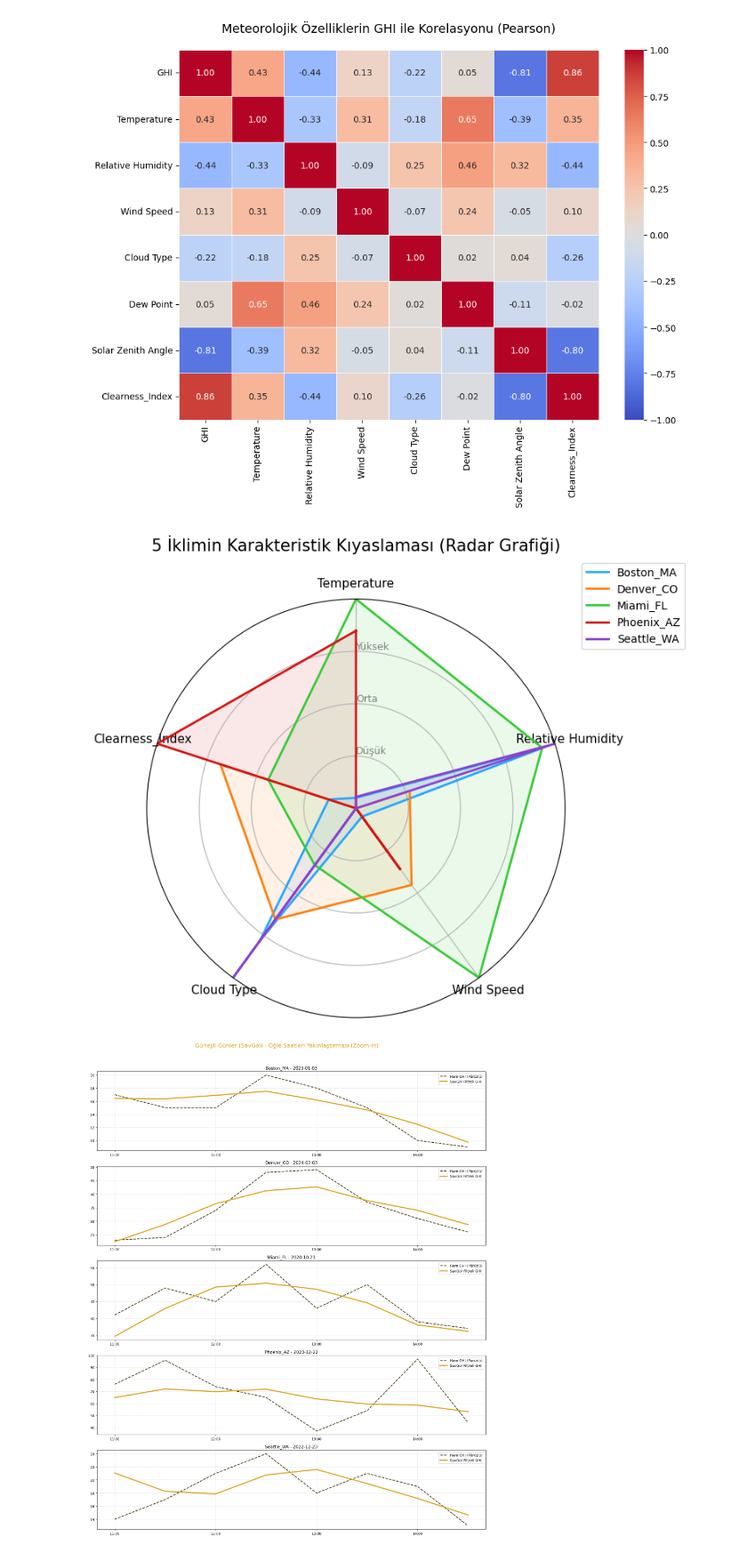
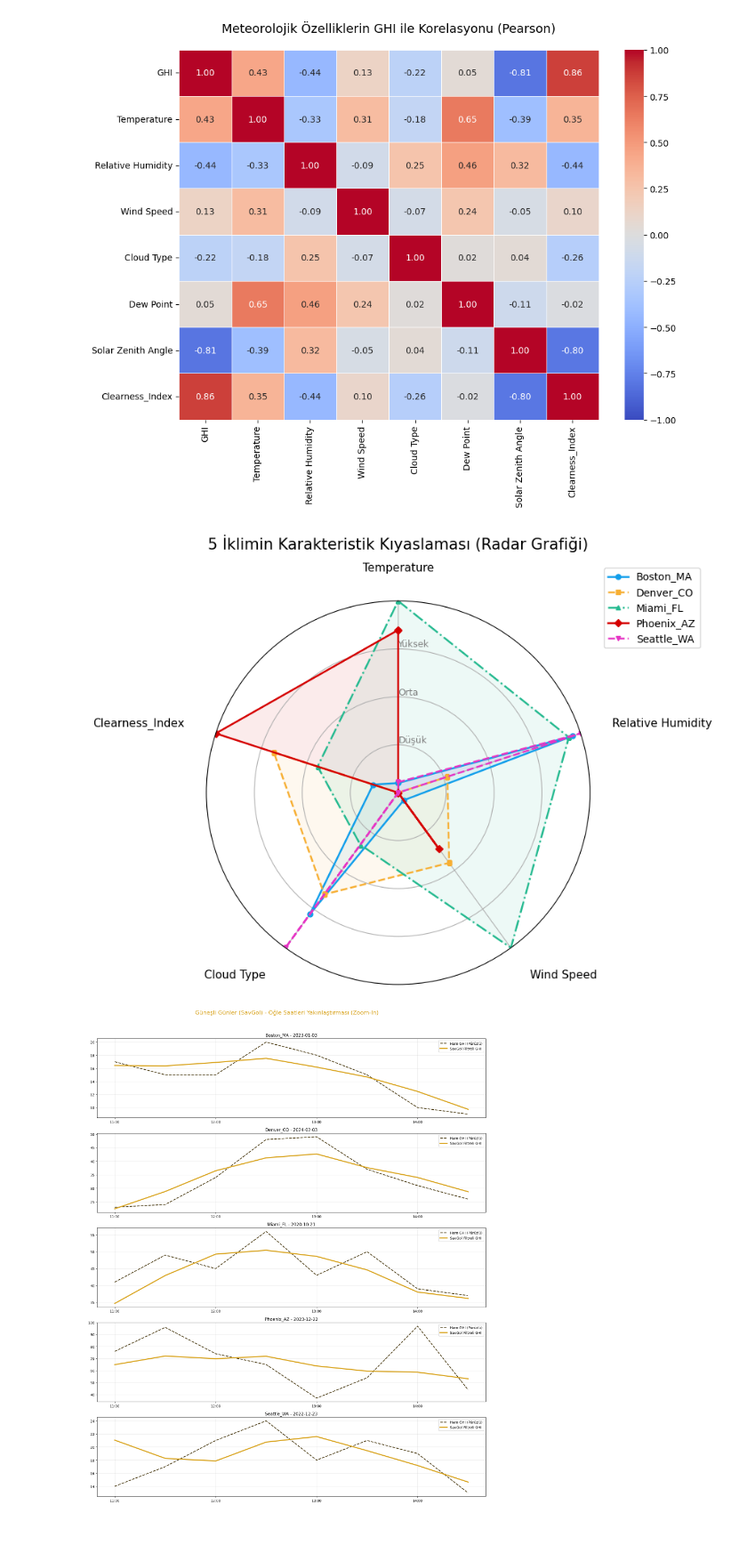
Before and after one commit to MelihKotman/Solar-Forecasting-XAI, a Jupyter notebook: notebooks/02_03_eda_analysis.ipynb, the cells around one changed output. Shown at 89% size. Saved outputs shown, nothing was run; the diff lists cells and outputs as text; code cells hidden in the pictures; blank space fills up the shorter version.

```diff
--- a/notebooks/02_03_eda_analysis.ipynb
+++ b/notebooks/02_03_eda_analysis.ipynb
@@ -247,54 +247,76 @@ plt.show()
 # %% [output]
 [figure]
 # %%
+
 from sklearn.preprocessing import MinMaxScaler
 from math import pi
 import pandas as pd
+import numpy as np
+import matplotlib.pyplot as plt  # ÇÖZÜM 1: Eksik kütüphane eklendi
+import os                        # ÇÖZÜM 2: Klasör kontrolü için eklendi
 
-# 1. İncelenecek özellikleri seç ve şehir bazında ortalamalarını al
+
 radar_cols = ['Temperature', 'Relative Humidity', 'Wind Speed', 'Cloud Type', 'Clearness_Index']
 city_means = df.groupby('City')[radar_cols].mean()
 
-# 2. Verileri 0-1 arasına sıkıştır (Normalize et) ki aynı grafiğe sığsınlar
 scaler_radar = MinMaxScaler()
 city_means_scaled = pd.DataFrame(
     scaler_radar.fit_transform(city_means),
     index=city_means.index,
     columns=radar_cols
 )
 
-# 3. Radar Grafiği Matematiksel Hazırlığı (Açılar)
 categories = list(city_means_scaled.columns)
 N = len(categories)
 angles = [n / float(N) * 2 * pi for n in range(N)]
-angles += angles[:1] # Daireyi kapatmak için ilk açıyı sona ekle
+angles += angles[:1]
 
-# 4. Çizim İşlemleri
-fig, ax = plt.subplots(figsize=(8, 8), subplot_kw=dict(polar=True))
-ax.set_theta_offset(pi / 2) # Başlangıcı tepeye al
-ax.set_theta_direction(-1)  # Saat yönünde çiz
+fig, ax = plt.subplots(figsize=(9, 9), subplot_kw=dict(polar=True))
+ax.set_theta_offset(pi / 2)
+ax.set_theta_direction(-1)
 
-# Eksen ayarları
-plt.xticks(angles[:-1], categories, size=11)
+ax.set_xticks(angles[:-1])
+ax.set_xticklabels(categories, size=11)
+ax.tick_params(axis='x', pad=22)
+
+for label, angle in zip(ax.get_xticklabels(), angles[:-1]):
+    if np.isclose(angle, 0) or np.isclose(angle, pi):
+        label.set_horizontalalignment('center')
+    elif 0 < angle < pi:
+        label.set_horizontalalignment('left')
+    else:
+        label.set_horizontalalignment('right')
+
 ax.set_rlabel_position(0)
 plt.yticks([0.25, 0.5, 0.75], ["Düşük", "Orta", "Yüksek"], color="grey", size=9)
 plt.ylim(0, 1)
 
-# Şehirleri sırayla grafiğe ekle
-colors = ["#28a5ff", '#ff7f0e', "#37ca37", "#d31414", "#8a42ce"]
+# --- Renk paleti ---
+colors = ["#119EEB", "#F7AF33", "#25BA90", "#D50000", "#E635C5"]
+linestyles = ['-', '--', '-.', '-', '--']
+markers = ['o', 's', '^', 'D', 'v']
+
 for idx, (city_name, row) in enumerate(city_means_scaled.iterrows()):
     values = row.tolist()
-    values += values[:1] # Daireyi kapat
-    ax.plot(angles, values, linewidth=2, linestyle='solid', label=city_name, color=colors[idx])
-    ax.fill(angles, values, color=colors[idx], alpha=0.1) # İçini hafifçe boya
+    values += values[:1]
 
-plt.title('5 İklimin Karakteristik Kıyaslaması (Radar Grafiği)', size=15, y=1.1)
+    ax.plot(angles, values, linewidth=1.8, linestyle=linestyles[idx],
+             marker=markers[idx], markersize=5,
+             label=city_name, color=colors[idx])
+    ax.fill(angles, values, color=colors[idx], alpha=0.08)
+
+plt.title('5 İklimin Karakteristik Kıyaslaması (Radar Grafiği)', size=15, y=1.12)
 plt.legend(loc='upper right', bbox_to_anchor=(1.3, 1.1))
+
 plt.tight_layout()
-plt.savefig('../outputs/plots/radar_grafic.pdf')
+
+output_dir = '../outputs/plots/'
+os.makedirs(output_dir, exist_ok=True)
+
+plt.savefig(os.path.join(output_dir, 'radar_grafic.pdf'), bbox_inches='tight', pad_inches=0.3)
 plt.show()
 # %% [output]
-[figure, old version]
+[figure, new version]
 # %%
 import sys
 import os
```
Also changed, not shown: 9 other files.
